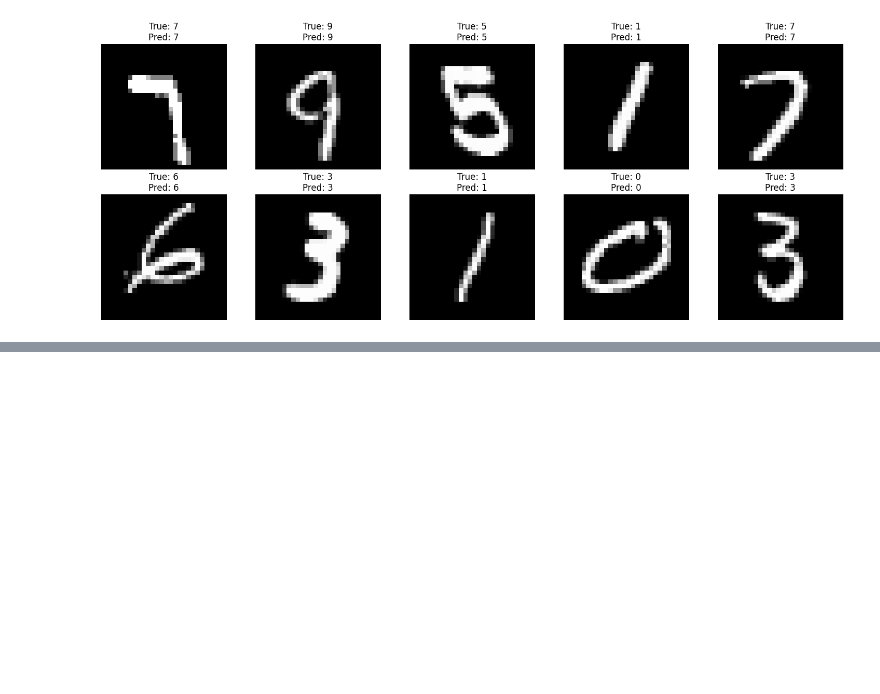
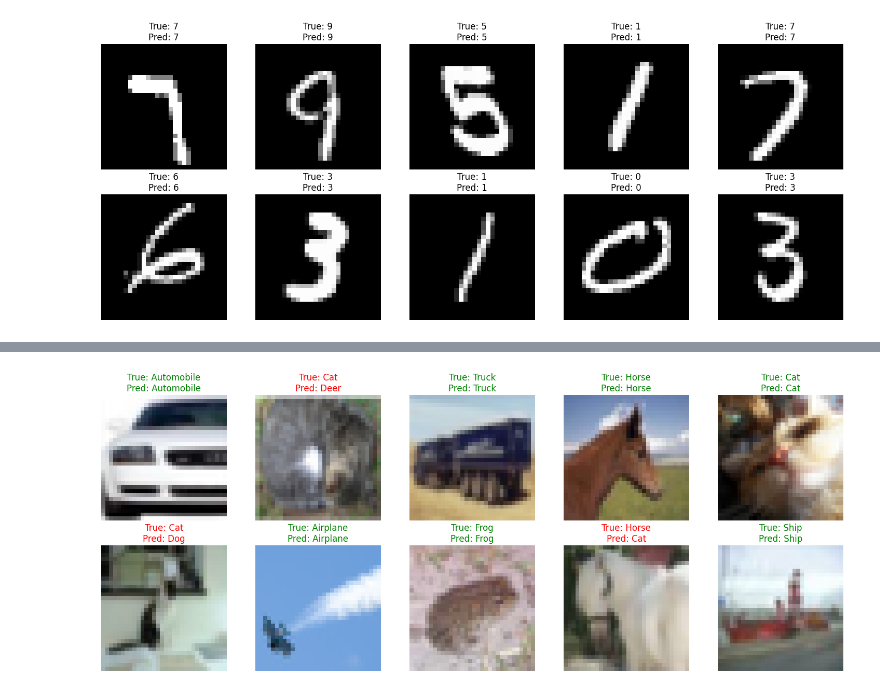
Before and after one commit to AMJAMAITHILI/DL_LAB, a Jupyter notebook: WEEK6.ipynb, the cells around one changed output, grey strips where cells are left out. Cells and saved outputs as stored; diff of their text form; code cells hidden in the pictures; blank space fills up the shorter version.

```diff
--- a/WEEK6.ipynb
+++ b/WEEK6.ipynb
@@ -235,0 +276,42 @@ Displaying sample predictions:
+# %%
+import numpy as np
+import matplotlib.pyplot as plt
+import tensorflow as tf
+
+# Predictions
+y_pred = model.predict(x_test)
+
+# Convert probabilities → labels
+y_pred_labels = np.argmax(y_pred, axis=1)
+
+# Convert y_test shape (10000,1) → (10000,)
+y_true_labels = y_test.flatten()
+
+# CIFAR-10 class names
+class_names = ['Airplane', 'Automobile', 'Bird', 'Cat', 'Deer',
+               'Dog', 'Frog', 'Horse', 'Ship', 'Truck']
+
+def plot_predictions(images, true_labels, predicted_labels, num_samples=10):
+    plt.figure(figsize=(15, 6))
+
+    for i in range(num_samples):
+        idx = np.random.randint(0, len(images))
+
+        plt.subplot(2, num_samples // 2, i + 1)
+
+        plt.imshow(images[idx])
+
+        true = class_names[true_labels[idx]]
+        pred = class_names[predicted_labels[idx]]
+
+        color = 'green' if true_labels[idx] == predicted_labels[idx] else 'red'
+
+        plt.title(f"True: {true}\nPred: {pred}", color=color)
+        plt.axis('off')
+
+    plt.tight_layout()
+    plt.show()
+
+print("Displaying sample predictions:")
+plot_predictions(x_test, y_true_labels, y_pred_labels, num_samples=10)
+# %% [output]
@@ -235,0 +320 @@ Displaying sample predictions:
+[figure, added]
```
Also changed, not shown: parts of 3 cells of this notebook.
